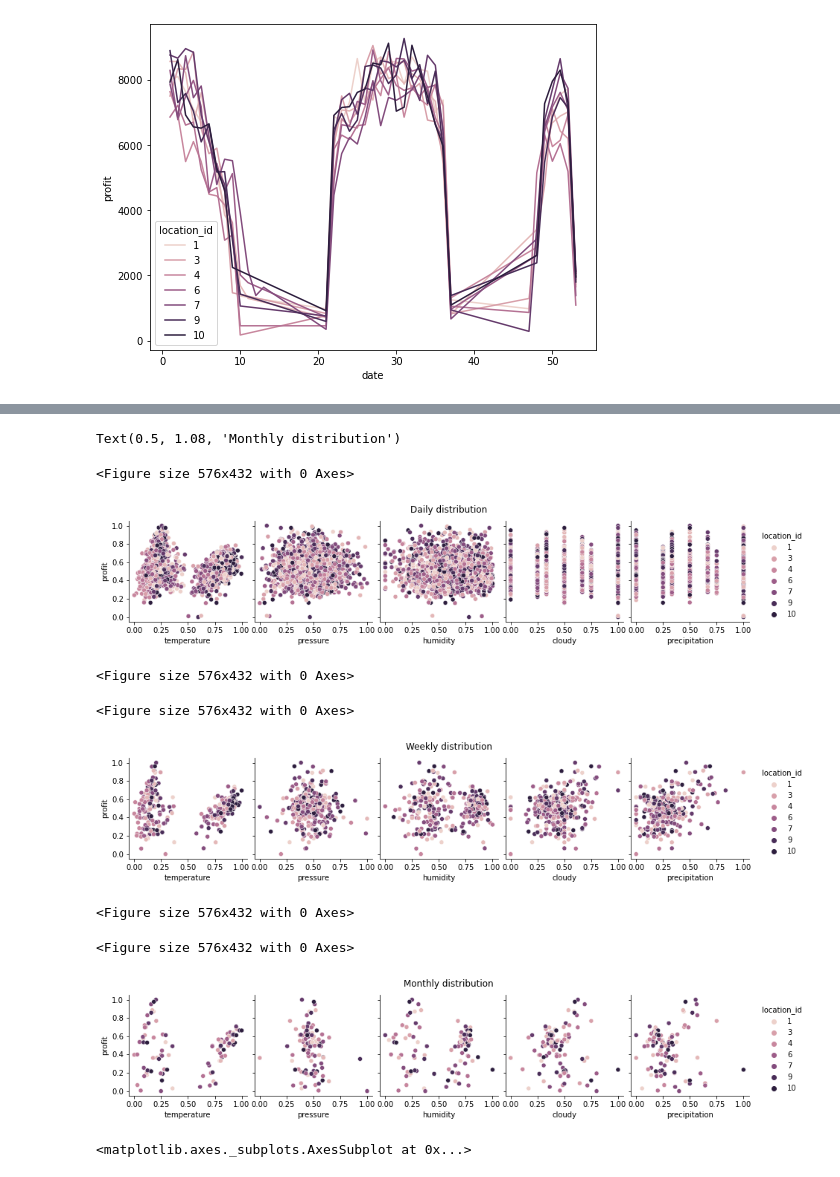
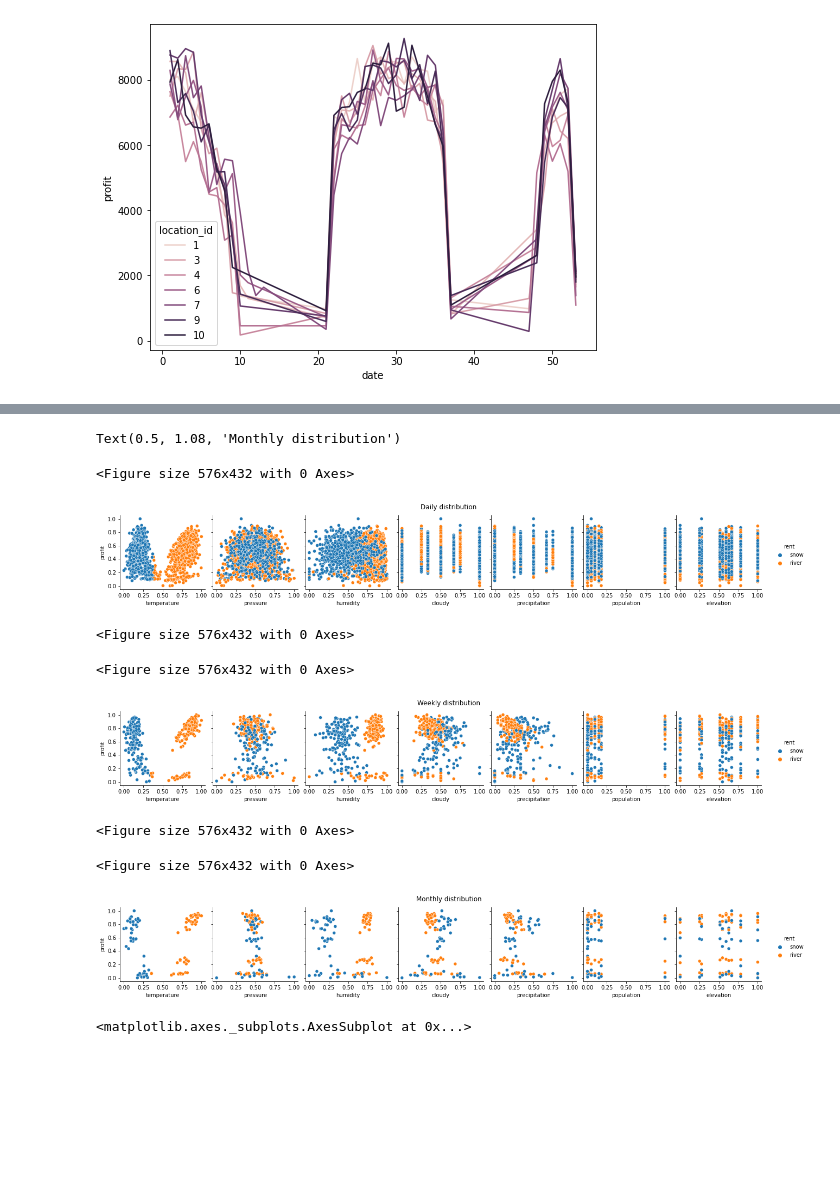
Before and after one commit to gdesousa2/intern-take-home-assessment, a Jupyter notebook: 3m_assessment_gdesousa.ipynb, the cells around one changed output, grey strips where cells are left out. Saved outputs shown, nothing was run; the diff lists cells and outputs as text; code cells hidden in the pictures; blank space fills up the shorter version.

Commit message:
more plots and pca analysis

```diff
--- a/3m_assessment_gdesousa.ipynb
+++ b/3m_assessment_gdesousa.ipynb
@@ -52,6 +57,9 @@ df_location = pd.read_csv(PATH+'location_data.csv')
 df_holiday = pd.read_csv(PATH+'holiday_data.csv')
 df_weather = pd.read_csv(PATH+'weather_data.csv').astype({'date':'datetime64[ns]'})
 df_weather['rent'] = df_weather['temperature'].apply(lambda x: 'snow' if x < 32 else 'river')
+df_weather['dayofyear'] = df_weather['date'].dt.dayofyear
+df_weather['weekofyear'] = df_weather['date'].dt.weekofyear
+df_weather['month'] = df_weather['date'].dt.month
 
 # Transactions dataframe
 df_transaction = []
@@ -85,19 +93,22 @@ df_profit = df_profit.dropna()
 # Normalized dataframes & remove NaN
 df_profit_norm_daily = df_profit.copy()
 df_profit_norm_daily = df_profit_norm_daily.dropna()
-df_profit_norm_daily = df_profit_norm_daily.groupby([df_profit_norm_daily['date'].dt.dayofyear, df_profit_norm_daily['location_id']], as_index=False).agg('mean')
+df_profit_norm_daily = df_profit_norm_daily.groupby([df_profit_norm_daily['date'].dt.dayofyear, df_profit_norm_daily['location_id']], as_index=False).\
+    agg({'profit':'sum','dayofyear':'mean','temperature':'mean','pressure':'mean','cloudy':'mean','precipitation':'mean','humidity':'mean','population':'mean','elevation':'mean'})
 df_profit_norm_daily['rent'] = df_profit_norm_daily['temperature'].apply(lambda x: 'snow' if x < 32 else 'river')
 df_profit_norm_daily = normalize(df_profit_norm_daily, ['profit', 'temperature', 'pressure', 'humidity', 'population', 'elevation'], norm='minmax')
 
 df_profit_norm_weekly = df_profit.copy()
 df_profit_norm_weekly = df_profit_norm_weekly.dropna()
-df_profit_norm_weekly = df_profit_norm_weekly.groupby([df_profit_norm_weekly['date'].dt.weekofyear, df_profit_norm_weekly['location_id']], as_index=False).agg('mean')
+df_profit_norm_weekly = df_profit_norm_weekly.groupby([df_profit_norm_weekly['date'].dt.weekofyear, df_profit_norm_weekly['location_id']], as_index=False).\
+    agg({'profit':'sum','weekofyear':'mean','temperature':'mean','pressure':'mean','cloudy':'mean','precipitation':'mean','humidity':'mean','population':'mean','elevation':'mean'})
 df_profit_norm_weekly['rent'] = df_profit_norm_weekly['temperature'].apply(lambda x: 'snow' if x < 32 else 'river')
 df_profit_norm_weekly = normalize(df_profit_norm_weekly, ['profit', 'temperature', 'pressure', 'humidity', 'population', 'elevation'], norm='minmax')
 
 df_profit_norm_monthly = df_profit.copy()
 df_profit_norm_monthly = df_profit_norm_monthly.dropna()
-df_profit_norm_monthly = df_profit_norm_monthly.groupby([df_profit_norm_monthly['date'].dt.month, df_profit_norm_monthly['location_id']], as_index=False).agg('mean')
+df_profit_norm_monthly = df_profit_norm_monthly.groupby([df_profit_norm_monthly['date'].dt.month, df_profit_norm_monthly['location_id']], as_index=False).\
+    agg({'profit':'sum','month':'mean','temperature':'mean','pressure':'mean','cloudy':'mean','precipitation':'mean','humidity':'mean','population':'mean','elevation':'mean'})
 df_profit_norm_monthly['rent'] = df_profit_norm_monthly['temperature'].apply(lambda x: 'snow' if x < 32 else 'river')
 df_profit_norm_monthly = normalize(df_profit_norm_monthly, ['profit', 'temperature', 'pressure', 'humidity', 'population', 'elevation'], norm='minmax')
 
@@ -147,31 +174,34 @@ df_profit_norm_monthly
 # %%
 # Here I plotted the distributions of profit as a function of temperature for three different time windows
 # Dt = {daily, weekly, monthly}
 # Visually, the weekly time frame seems to capture the correlation with less noise
 df = df_profit
 plt.figure(figsize=(8,6))
-s = sns.pairplot(data=df_profit_norm_daily, x_vars=['temperature','pressure', 'humidity', 'cloudy', 'precipitation'], y_vars='profit', hue='location_id')
+s = sns.pairplot(data=df_profit_norm_daily, x_vars=['temperature','pressure', 'humidity', 'cloudy', 'precipitation', 'population', 'elevation'],
+    y_vars='profit', hue='rent')
 s.fig.suptitle('Daily distribution', y=1.08)
 
 plt.figure(figsize=(8,6))
 plt.figure(figsize=(8,6))
-s = sns.pairplot(data=df_profit_norm_weekly, x_vars=['temperature','pressure', 'humidity', 'cloudy', 'precipitation'], y_vars='profit', hue='location_id')
+s = sns.pairplot(data=df_profit_norm_weekly, x_vars=['temperature','pressure', 'humidity', 'cloudy', 'precipitation', 'population', 'elevation'],
+    y_vars='profit', hue='rent')
 s.fig.suptitle('Weekly distribution', y=1.08)
 
 plt.figure(figsize=(8,6))
 plt.figure(figsize=(8,6))
-s = sns.pairplot(data=df_profit_norm_monthly, x_vars=['temperature','pressure', 'humidity', 'cloudy', 'precipitation'], y_vars='profit', hue='location_id')
+s = sns.pairplot(data=df_profit_norm_monthly, x_vars=['temperature','pressure', 'humidity', 'cloudy', 'precipitation', 'population', 'elevation'],
+    y_vars='profit', hue='rent')
 s.fig.suptitle('Monthly distribution', y=1.08)
 # %% [output]
 Text(0.5, 1.08, 'Monthly distribution')
 <Figure size 576x432 with 0 Axes>
-[figure, old version]
+[figure, new version]
 <Figure size 576x432 with 0 Axes>
 <Figure size 576x432 with 0 Axes>
-[figure, old version]
+[figure, new version]
 <Figure size 576x432 with 0 Axes>
 <Figure size 576x432 with 0 Axes>
-[figure, old version]
+[figure, new version]
 # %%
 df = df_weather[df_weather['location_id'].isin([11,12,13])]
 sns.lineplot(data=df.groupby([df['date'].dt.weekofyear, df['location_id']]).agg({'temperature':'mean'}), x='date', y='temperature', hue='location_id')
```
Also changed, not shown: parts of 19 cells of this notebook.
